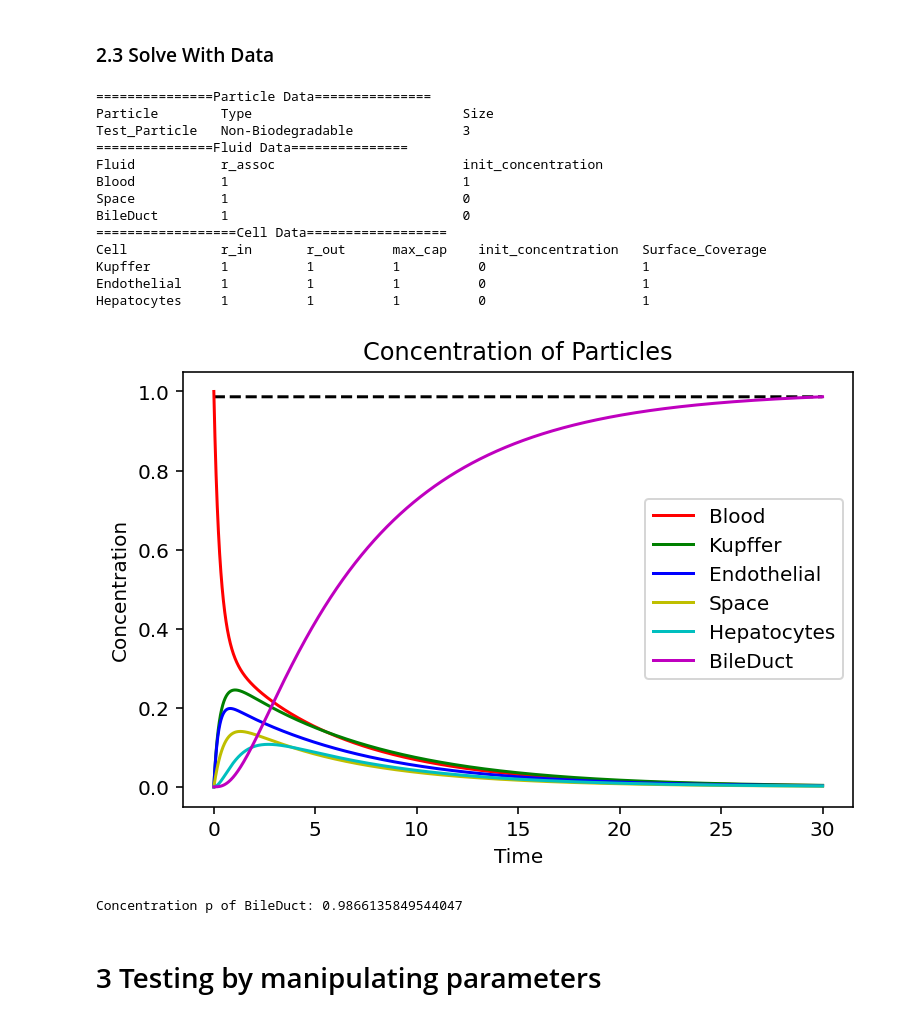
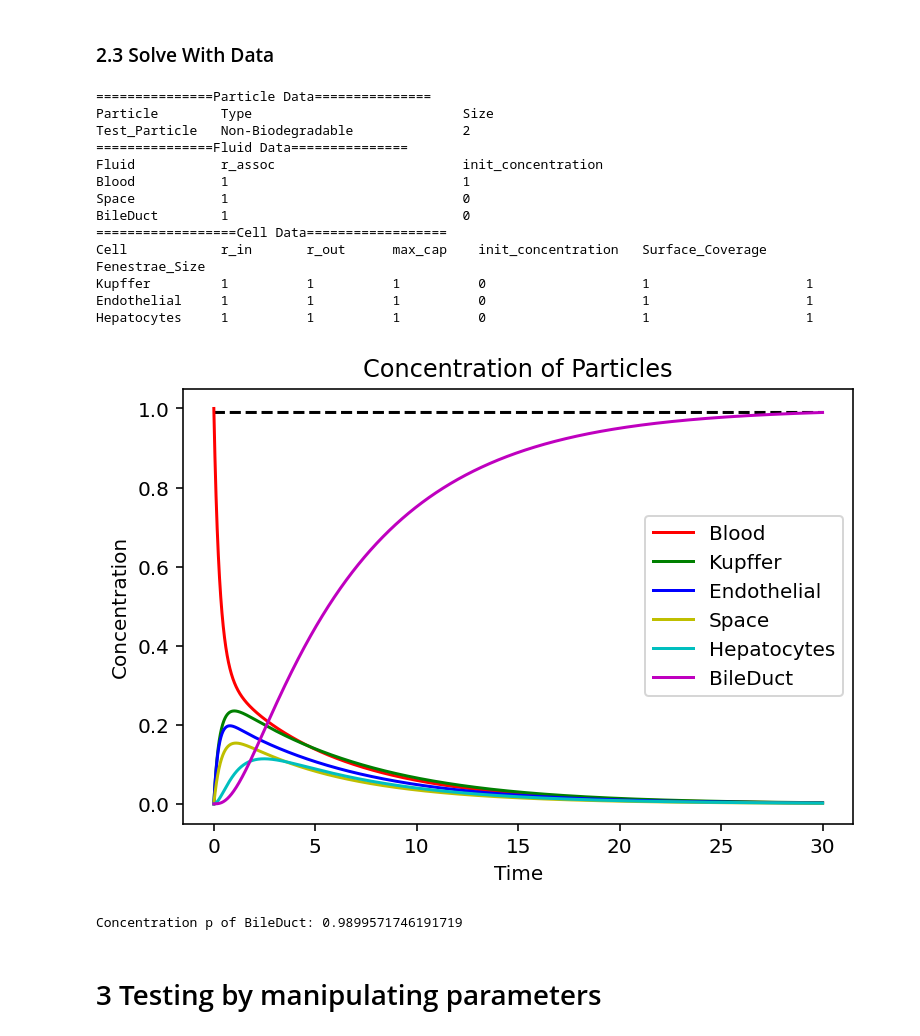
Before and after one commit to lich2000117/NanoParticles-Modelling, a Jupyter notebook: Code/Final_Model.ipynb, the cells around one changed output. Saved outputs shown, nothing was run; the diff lists cells and outputs as text; code cells hidden in the pictures.

```diff
--- a/Code/Final_Model.ipynb
+++ b/Code/Final_Model.ipynb
@@ -141,13 +139,14 @@ class Particle:
         print(self.Ctype)
 
 class Cell:
-    def __init__(self, r_in, r_out, max_capacity, init_concentration, surface_coverage):
+    def __init__(self, r_in, r_out, max_capacity, init_concentration, surface_coverage, fenestrae_size=1):
         self.r_in = r_in
         self.r_out = r_out
         self.capacity = max_capacity
         self.concentration = init_concentration
         self.u = []
         self.SC = surface_coverage
+        self.fenestrae_size=fenestrae_size
 
 class Fluid:
     def __init__(self, r, init_concentration):
@@ -187,16 +186,15 @@ class ODE_Liver_Particle:
         """Cell to Fluid Generalised Function"""
         return Cell.SC * Cell.r_out * Cell.concentration
 
-    def f_f2f(self, FluidA, FluidB):
+    def f_f2f(self, FluidA, FluidB, fenestrae_size):
         """FluidA to FluidB Generalised Function"""
-        return FluidA.r * FluidB.r * (1/self.P.size) * FluidA.concentration
-
+        return FluidA.r * FluidB.r * (fenestrae_size/self.P.size) * FluidA.concentration
 
     # Differential Equation, refering to the change of number of particles in each part = rate in - rate out
     def dBlood(self):
         return self.f_c2f(self.Kupffer, self.Blood) - self.f_f2c(self.Blood, self.Kupffer)\
                 + self.f_c2f(self.Endothelial, self.Blood) - self.f_f2c(self.Blood, self.Endothelial)\
-                + self.f_f2f(self.Space, self.Blood) - self.f_f2f(self.Blood, self.Space)
+                + self.f_f2f(self.Space, self.Blood, self.Endothelial.fenestrae_size) - self.f_f2f(self.Blood, self.Space, self.Endothelial.fenestrae_size)
 
     def dKupffer(self):
         return self.f_f2c(self.Blood, self.Kupffer) - self.f_c2f(self.Kupffer, self.Blood)
@@ -206,7 +204,7 @@ class ODE_Liver_Particle:
             + self.f_f2c(self.Space, self.Endothelial) - self.f_c2f(self.Endothelial, self.Space)
 
     def dSpace(self):
-        return self.f_f2f(self.Blood, self.Space) - self.f_f2f(self.Space, self.Blood)\
+        return self.f_f2f(self.Blood, self.Space, self.Endothelial.fenestrae_size) - self.f_f2f(self.Space, self.Blood, self.Endothelial.fenestrae_size)\
              + self.f_c2f(self.Endothelial, self.Space) - self.f_f2c(self.Space, self.Endothelial)\
                  -self.f_f2c(self.Space, self.Hepatocytes)
 
@@ -264,10 +262,10 @@ class ODE_Liver_Particle:
             r_assoc, init_u = v.values()
             print("{:<15} {:<30} {:<10}".format(k, r_assoc, init_u))
         print("==================Cell Data==================")
-        print("{:<15} {:<10} {:<10} {:<10} {:<20} {:<20}".format('Cell','r_in','r_out','max_cap','init_concentration', 'Surface_Coverage'))
+        print("{:<15} {:<10} {:<10} {:<10} {:<20} {:<20} {:<20}".format('Cell','r_in','r_out','max_cap','init_concentration', 'Surface_Coverage', 'Fenestrae_Size'))
         for k, v in self.cell_data.items():
-            a,b,c,d,e = v.values()
-            print("{:<15} {:<10} {:<10} {:<10} {:<20} {:<20}".format(k,a,b,c,d,e))
+            a,b,c,d,e,f = v.values()
+            print("{:<15} {:<10} {:<10} {:<10} {:<20} {:<20} {:<20}".format(k,a,b,c,d,e,f))
 
     ## Plotting
     def plot_integral(self, show_data=True, Title="Concentration of Particles"):
@@ -303,7 +301,7 @@ TARGET_TIME = 30
 particle_data = {
     "Test_Particle":{
         "Particle_Type": "Non-Biodegradable",
-        "ParticleSize": 3,
+        "ParticleSize": 2,
     }
 }
 
@@ -328,6 +326,7 @@ cell_data = {
         "max_capacity":1,
         "initial_concentration":0,
         "surface_coverage": 1,
+        "fenestrae_size":1,
     },
     "Endothelial":{
         "rate_in":1,
@@ -335,6 +334,7 @@ cell_data = {
         "max_capacity":1,
         "initial_concentration":0,
         "surface_coverage": 1,
+        "fenestrae_size":1,
     },
     "Hepatocytes":{
         "rate_in":1,
@@ -342,46 +342,47 @@ cell_data = {
         "max_capacity":1,
         "initial_concentration":0,
         "surface_coverage": 1,
+        "fenestrae_size":1,
     },
 }
 
 #### Initialize Types
 def Initialize_ODE(particle_data, fluid_data, cell_data):
     """Initialize the ODE function with given data, call ode.solve() to solve it later"""
     #Particle
     Par = Particle(particle_data["Test_Particle"]["Particle_Type"], particle_data["Test_Particle"]["ParticleSize"])
     #Fluid
     Blood = Fluid(fluid_data["Blood"]["rate_association"], fluid_data["Blood"]["init_concentration"])
     Space = Fluid(fluid_data["Space"]["rate_association"], fluid_data["Space"]["init_concentration"])
     BileDuct = Fluid(fluid_data["BileDuct"]["rate_association"], fluid_data["BileDuct"]["init_concentration"])
     #Cell
     Kupffer = Cell(cell_data["Kupffer"]["rate_in"], cell_data["Kupffer"]["rate_out"], cell_data["Kupffer"]["max_capacity"], cell_data["Kupffer"]["initial_concentration"], cell_data["Hepatocytes"]["surface_coverage"])
-    Endothelial = Cell(cell_data["Endothelial"]["rate_in"], cell_data["Endothelial"]["rate_out"], cell_data["Endothelial"]["max_capacity"], cell_data["Endothelial"]["initial_concentration"], cell_data["Hepatocytes"]["surface_coverage"])
+    Endothelial = Cell(cell_data["Endothelial"]["rate_in"], cell_data["Endothelial"]["rate_out"], cell_data["Endothelial"]["max_capacity"], cell_data["Endothelial"]["initial_concentration"], cell_data["Endothelial"]["surface_coverage"], cell_data["Endothelial"]["fenestrae_size"])
     Hepatocytes = Cell(cell_data["Hepatocytes"]["rate_in"], cell_data["Hepatocytes"]["rate_out"], cell_data["Hepatocytes"]["max_capacity"], cell_data["Hepatocytes"]["initial_concentration"], cell_data["Hepatocytes"]["surface_coverage"])
     ### Call Function
     return ODE_Liver_Particle(STEP_SIZE, TARGET_TIME, Par, Blood, Kupffer, Endothelial, Space, Hepatocytes, BileDuct, particle_data, fluid_data, cell_data)
 
 
 ode = Initialize_ODE(particle_data, fluid_data, cell_data)
 ode.solve()
 ode.plot_integral()
 print("Concentration p of BileDuct:", ode.get_concentration(ode.BileDuct))
 # %% [output]
 ===============Particle Data===============
 Particle        Type                           Size
-Test_Particle   Non-Biodegradable              3
+Test_Particle   Non-Biodegradable              2
 ===============Fluid Data===============
 Fluid           r_assoc                        init_concentration
 Blood           1                              1
 Space           1                              0
 BileDuct        1                              0
 ==================Cell Data==================
-Cell            r_in       r_out      max_cap    init_concentration   Surface_Coverage
-Kupffer         1          1          1          0                    1
-Endothelial     1          1          1          0                    1
-Hepatocytes     1          1          1          0                    1
+Cell            r_in       r_out      max_cap    init_concentration   Surface_Coverage     Fenestrae_Size
+Kupffer         1          1          1          0                    1                    1
+Endothelial     1          1          1          0                    1                    1
+Hepatocytes     1          1          1          0                    1                    1
-[figure, old version]
+[figure, new version]
-Concentration p of BileDuct: 0.9866135849544047
+Concentration p of BileDuct: 0.9899571746191719
 # %%
 def compare_ode_models(ode_list, names, time_range):
     start_t, end_t = time_range
```
Also changed, not shown: parts of 15 cells of this notebook, 1 other file.
